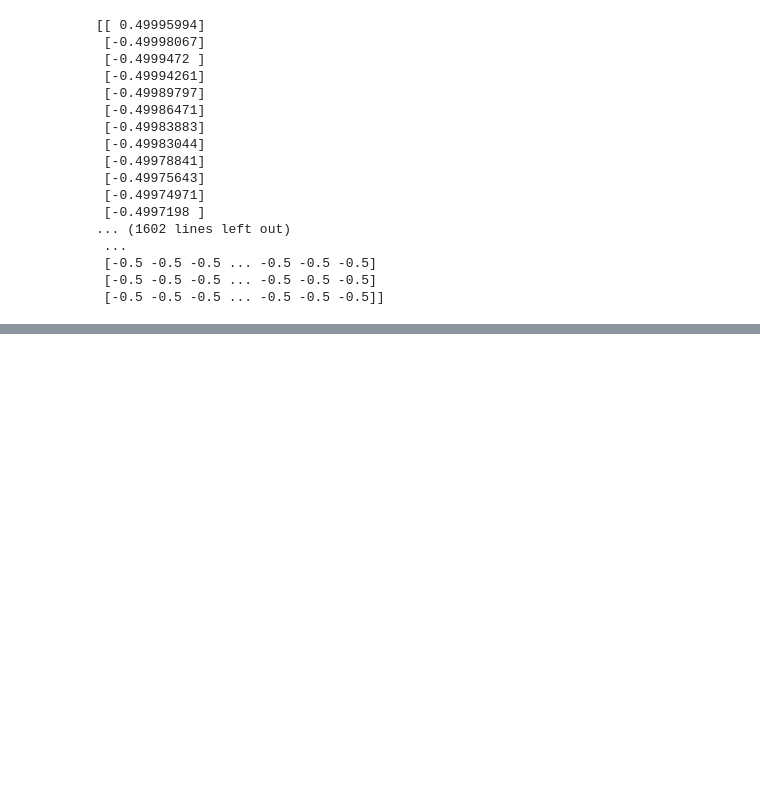
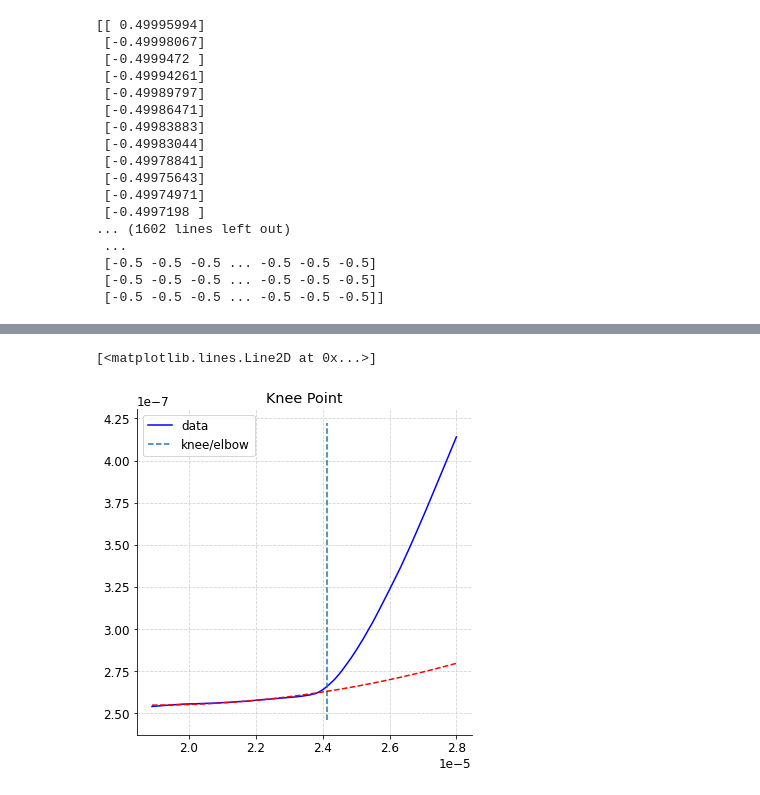
Before and after one commit to sungwoo306/Hydrogel, a Jupyter notebook: notebooks/20230106/highly entangled hydrogel(C=1.0).ipynb, the cells around one changed output, grey strips where cells are left out. Saved outputs shown, nothing was run; the diff lists cells and outputs as text; code cells hidden in the pictures; blank space fills up the shorter version.

```diff
--- a/notebooks/20230106/highly entangled hydrogel(C=1.0).ipynb
+++ b/notebooks/20230106/highly entangled hydrogel(C=1.0).ipynb
@@ -328,0 +264,26 @@ plt.plot(z_axis, deflection, ".")
+# %%
+### Data Processing
+import numpy as np
+import matplotlib.pyplot as plt
+from kneed import KneeLocator, DataGenerator as dg
+
+## Approach
+deflection_f = np.array([])
+deflection_f = np.append(deflection_f, data["deflection_spec forward"].reshape(-1))
+
+z_axis_sensor_f = np.array([])
+z_axis_sensor_f = np.append(z_axis_sensor_f, data["z-axis sensor_spec forward"].reshape(-1))
+
+# Find the kneepoint forward
+knee_f = KneeLocator(z_axis_sensor_f, deflection_f, curve="convex")
+knee_f.plot_knee()
+knee_point_f = knee_f.knee
+
+z_axis_sensor_fk = np.delete(z_axis_sensor_f, np.where(z_axis_sensor_f>knee_point_f))
+deflection_fk  = deflection_f[:len(z_axis_sensor_fk)]
+
+fitting_f = np.poly1d(np.polyfit(z_axis_sensor_fk, deflection_fk, 2))
+plt.plot(z_axis_sensor_f, fitting_f(z_axis_sensor_f), '--', color='red')
+# %% [output]
+[<matplotlib.lines.Line2D at 0x...>]
+[figure, added]
```
Also changed, not shown: parts of 8 cells of this notebook, 3 other files.
